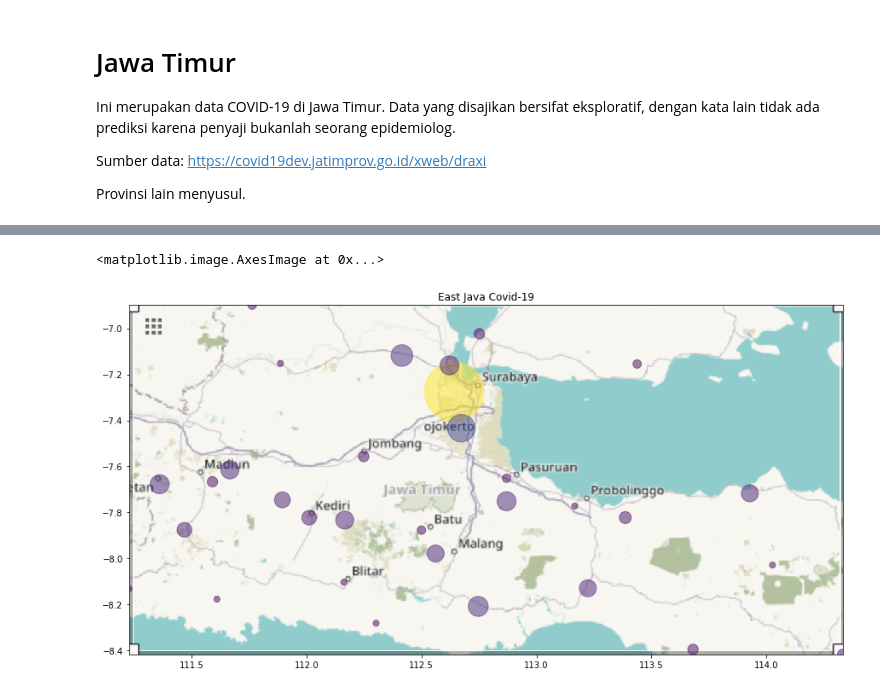
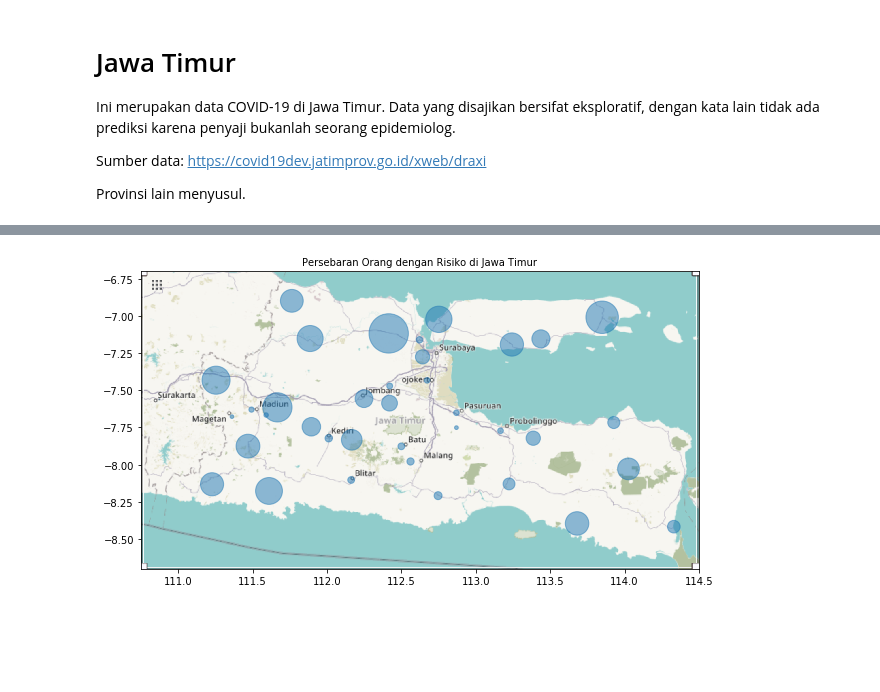
Before and after one commit to ledwindra/covid-19-indonesia, a Jupyter notebook: index.ipynb, the cells around one changed output, grey strips where cells are left out. Drawn from its saved outputs; the diff is of its cells as text; code cells hidden in the pictures; blank space fills up the shorter version.

```diff
--- a/index.ipynb
+++ b/index.ipynb
@@ -27,2 +49,0 @@ df = df[df['updated_date'] == df.updated_date.max()]
-# %%
-BBox = ((df.lon.min(), df.lon.max(), df.lat.min(), df.lat.max()))
@@ -30,0 +50,11 @@ jatim = plt.imread('./assets/jawa-timur.png')
+# %%
+def get_latest_data():
+    df = pd.read_csv('./data/covid-jatim.csv')
+
+    # get latest data
+    to_date = lambda x: x['updated_at'][:10]
+    df['updated_date'] = df.apply(to_date, axis=1)
+    df = df[df['updated_date'] == df.updated_date.max()]
+    df = df.reset_index(drop=True)
+
+    return df
@@ -31,8 +80,16 @@ jatim = plt.imread('./assets/jawa-timur.png')
 # %%
-fig, ax = plt.subplots(figsize = (15,15))
-ax.scatter(df.lon, df.lat, c=df.confirm , s=df.confirm * 50, alpha=0.5)
-ax.set_title('East Java Covid-19')
-ax.imshow(jatim, zorder=0, extent = BBox)
+def plot_map(bubble, multiplier, title):
+
+    df = get_latest_data()
+
+    # get base image
+    BBox = ((110.750, 114.500, -8.700, -6.700))
+    jatim = plt.imread('./assets/jawa-timur.png')
+    fig, ax = plt.subplots(figsize = (10, 10))
+    ax.scatter(df.lon, df.lat, s=df[bubble] * multiplier, alpha=0.5)
+    ax.set_title(title, fontsize=10)
+    ax.imshow(jatim, zorder = 0, extent = BBox)
-# %% [output]
-<matplotlib.image.AxesImage at 0x...>
-[figure, removed]
+# %%
+plot_map('odr', 0.05, 'Persebaran Orang dengan Risiko di Jawa Timur')
+# %% [output]
+[figure, added]
```
Also changed, not shown: parts of 56 cells of this notebook, 7 other files.
